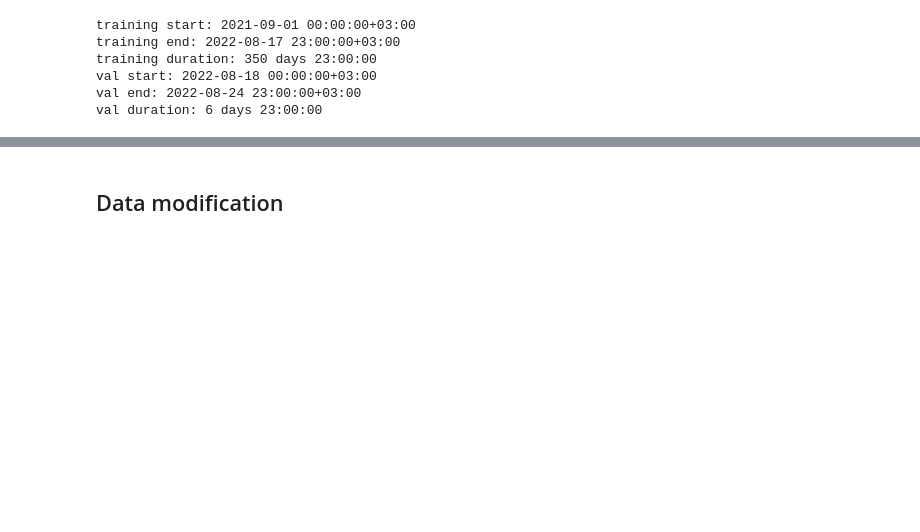
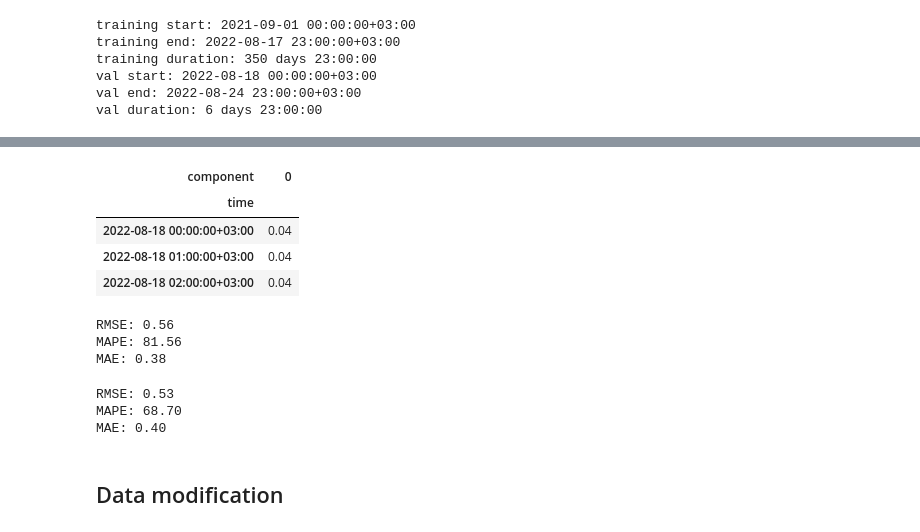
Before and after one commit to Kairixir/ml-tartu-electricity-prediciton, a Jupyter notebook: ML_Project.ipynb, the cells around one changed output, grey strips where cells are left out. Saved outputs shown, nothing was run; the diff lists cells and outputs as text; code cells hidden in the pictures; blank space fills up the shorter version.

```diff
--- a/ML_Project.ipynb
+++ b/ML_Project.ipynb
@@ -817,10 +839,14 @@ covT_ttrain
 # %%
+# %%capture output
+## Output captured, if you wanna see run output.show() in the next cell
+## Keeps output even if jupyter IDE is closed with server executing instructions
+## Captured using %%capture output (https://stackoverflow.com/questions/32539832/keep-jupyter-notebook-running-after-closing-browser-tab)
 if LOAD:
     print("have loaded a previously saved model from disk:" + mpath)
-    model = TransformerModel.load_model(mpath)  # load previously model from disk
+    model = TransformerModel.load(mpath)  # load previously model from disk
 else:
-    model.fit(ts_ttrain, past_covariates=cov_ttrain, val_past_covariates=cov_tval, val_series=ts_tval, verbose=True)#, num_loader_workers=os.cpu_count())
+    model.fit(ts_ttrain, past_covariates=cov_ttrain, val_past_covariates=cov_tval, val_series=ts_tval, verbose=True, num_loader_workers=2)
     print("have saved the model after training:", mpath)
-    model.save_model(mpath)
+    model.save(mpath)
 # %% [output]
 Specified future encoders in `add_encoders` at model creation but model does not accept future covariates. future encoders will be ignored.
@@ -846,8 +869,0 @@ FileNotFoundError: [Errno 2] No such file or directory: '/gpfs/space/home/ondrej
-# %%
-if LOAD:
-    print("have loaded a previously saved model from disk:" + mpath)
-    model = TransformerModel.load_model(mpath)  # load previously model from disk
-else:
-    model.fit(ts_ttrain, past_covariates=covT_ttrain, verbose=True)#, num_loader_workers=os.cpu_count())
-    print("have saved the model after training:", mpath)
-    model.save_model(mpath)
@@ -872,0 +870,8 @@ RuntimeError: CUDA error: CUBLAS_STATUS_INVALID_VALUE when calling `cublasDgemm(
+# %%
+ts_tpred = model.predict(n=len(ts_tval),
+              series=ts_ttrain,
+                #Uncomment when using likelihood parameter
+              #num_samples=N_SAMPLES,
+              n_jobs=N_JOBS,
+              verbose=True,
+            past_covariates=cov_t)
@@ -873,2 +885,40 @@ RuntimeError: CUDA error: CUBLAS_STATUS_INVALID_VALUE when calling `cublasDgemm(
+# %%
+ts_tpred.pd_dataframe().head(3)
+# %% [output]
+| component | 0 |
+| time |  |
+| 2022-08-18 00:00:00+03:00 | 0.04 |
+| 2022-08-18 01:00:00+03:00 | 0.04 |
+| 2022-08-18 02:00:00+03:00 | 0.04 |
+# %%
+ts_pred = scaler_label.inverse_transform(ts_tpred)
+
+nonprob_RMSE = rmse(ts_pred, ts_val_label)
+nonprob_MAPE = mape(ts_pred, ts_val_label)
+nonprob_MAE = mae(ts_pred, ts_val_label)
+
+print("RMSE:", f'{nonprob_RMSE:.2f}')
+print("MAPE:", f'{nonprob_MAPE:.2f}')
+print("MAE:", f'{nonprob_MAE:.2f}')
+# %% [output]
+RMSE: 0.56
+MAPE: 81.56
+MAE: 0.38
+# %%
+# Used with likelihood = QuantileRegression(quantiles=QUANTILES) parameter during model creation
+ts_tpredq = ts_tpred.quantile_timeseries(0.5)
+ts_predq = scaler_label.inverse_transform(ts_tpredq)
+s = TimeSeries.pd_series(ts_predq)
+#header = "Q" + format(int(q*100), "02d")
+q50_RMSE = rmse(ts_predq, ts_val_label)
+q50_MAPE = mape(ts_predq, ts_val_label)
+q50_MAE = mae(ts_predq, ts_val_label)
+print("RMSE:", f'{q50_RMSE:.2f}')
+print("MAPE:", f'{q50_MAPE:.2f}')
+print("MAE:", f'{q50_MAE:.2f}')
+# %% [output]
+RMSE: 0.53
+MAPE: 68.70
+MAE: 0.40
 # %% [markdown]
 ## Data modification
```
Also changed, not shown: parts of 27 cells of this notebook.
